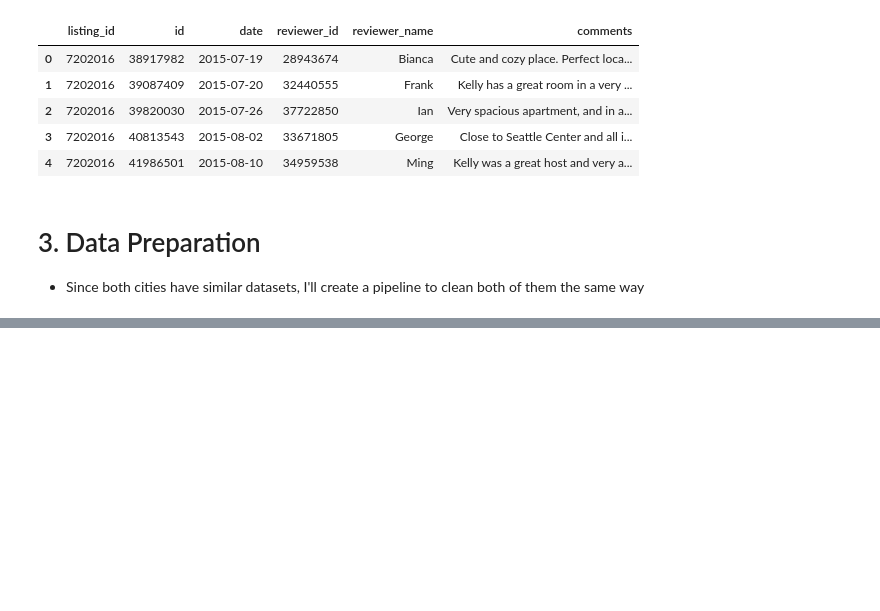
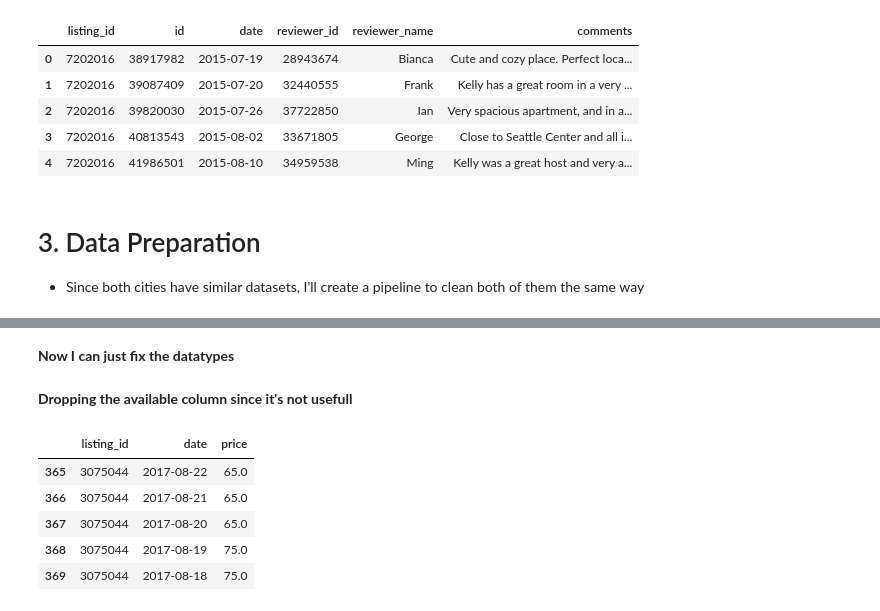
Before and after one commit to macedoti13/Airbnb-Data-Analysis, a Jupyter notebook: AirbnbDataAnalysis.ipynb, the cells around one changed output, grey strips where cells are left out. Drawn from its saved outputs; the diff is of its cells as text; code cells hidden in the pictures; blank space fills up the shorter version.

```diff
--- a/AirbnbDataAnalysis.ipynb
+++ b/AirbnbDataAnalysis.ipynb
@@ -109,0 +107,6 @@ df_bos_cal.head()
+# %%
+# making a copy of the original dataset
+df_bos_cal_c = df_bos_cal.copy()
+
+# displaying the info
+df_bos_cal_c.info()
@@ -109,0 +169,2 @@ df_bos_cal.head()
+# %% [markdown]
+**Now I can just fix the datatypes**
@@ -109,0 +177,15 @@ df_bos_cal.head()
+# %% [markdown]
+**Dropping the available column since it's not usefull**
+# %%
+# dropping column
+df_bos_cal_c.drop(columns=['available'], axis=1, inplace=True)
+
+# checking dataset
+df_bos_cal_c.head()
+# %% [output]
+|  | listing_id | date | price |
+| 365 | 3075044 | 2017-08-22 | 65.0 |
+| 366 | 3075044 | 2017-08-21 | 65.0 |
+| 367 | 3075044 | 2017-08-20 | 65.0 |
+| 368 | 3075044 | 2017-08-19 | 75.0 |
+| 369 | 3075044 | 2017-08-18 | 75.0 |
```
Also changed, not shown: parts of 26 cells of this notebook.
